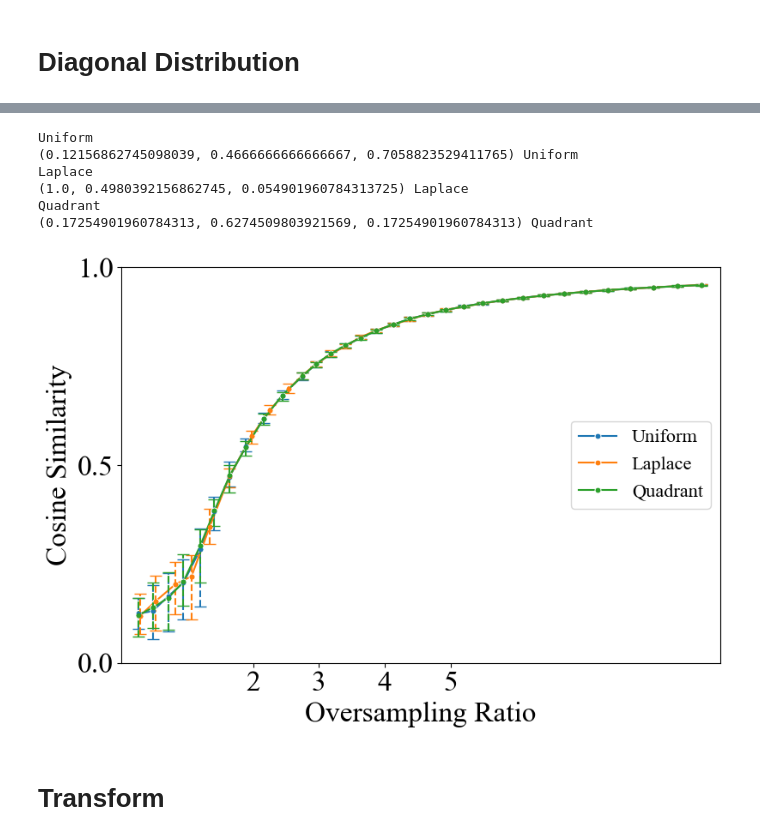
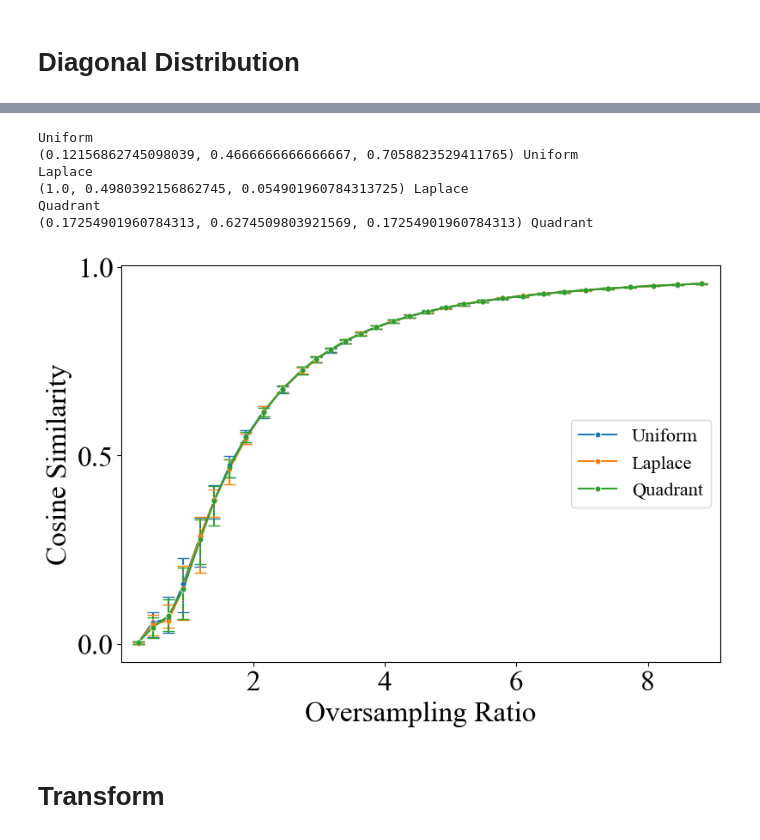
Before and after one commit to zhiyhucode/deepinv, a Jupyter notebook: experimental/notebooks/visualization.ipynb, the cells around one changed output, grey strips where cells are left out. Saved outputs shown, nothing was run; the diff lists cells and outputs as text; code cells hidden in the pictures.

Commit message:
results cleanup

```diff
--- a/experimental/notebooks/visualization.ipynb
+++ b/experimental/notebooks/visualization.ipynb
@@ -114,9 +114,13 @@ Figure saved to ../results/layers.pdf
 # %% [markdown]
 # Diagonal Distribution
 # %%
-df_marchenko_uniform = pd.read_csv("../results/spectrum/struct_marchenko/res_structured_uniform_marchenko_FDFD_shepp-logan_spec.csv")
-df_marchenko_laplace = pd.read_csv("../results/diagonal_distribution/laplace/res_structured_laplace_marchenko_FDFD_shepp-logan_spec_0.0010000000474974513-9.0_50repeat.csv")
-df_marchenko_quadrant = pd.read_csv("../results/diagonal_distribution/quadrant/res_structured_quadrant_marchenko_FDFD_shepp-logan_spec_0.0010000000474974513-9.0_50repeat.csv")
+# df_marchenko_uniform = pd.read_csv("../results/spectrum/struct_marchenko/res_structured_uniform_marchenko_FDFD_shepp-logan_spec.csv")
+# df_marchenko_laplace = pd.read_csv("../results/diagonal_distribution/laplace/res_structured_laplace_marchenko_FDFD_shepp-logan_spec_0.0010000000474974513-9.0_50repeat.csv")
+# df_marchenko_quadrant = pd.read_csv("../results/diagonal_distribution/quadrant/res_structured_quadrant_marchenko_FDFD_shepp-logan_spec_0.0010000000474974513-9.0_50repeat.csv")
+
+df_marchenko_uniform = pd.read_csv("../runs/20250116-161740/res_structured_fourier_marchenko_FDFD_spec.csv")
+df_marchenko_laplace = pd.read_csv("../runs/20250117-141038/res_structured_laplace_marchenko_FDFD_spec.csv")
+df_marchenko_quadrant = pd.read_csv("../runs/20250117-141212/res_structured_quadrant_marchenko_FDFD_spec.csv")
 # %%
 clean_df([df_marchenko_uniform, df_marchenko_laplace, df_marchenko_quadrant],start=0.0)
 # %%
@@ -148,35 +152,35 @@ plot_error_bars(
     [
         df_marchenko_uniform,
         df_marchenko_laplace,
         df_marchenko_quadrant,
     ],
     [
         "Uniform",
         "Laplace",
         "Quadrant",
     ],
     #title="Performance Comparison of Different Number of Layers",
     #save="layers_gd_spec.svg",
     figsize=(9,6),
     plot="n_layers",
     xlim=(0.0,9.1),
-    xticks=[2,3,4,5],
+    xticks=[2,4,6,8],
     yticks=[0.0,0.5,1.0],
     legend_loc="center right",
     labelsize=24,
     fontsize=16,
     #save_dir='paper/figures/layers.pdf',
     ticksize=24,
     transparent=True
 )
 # %% [output]
 Uniform
 (0.12156862745098039, 0.4666666666666667, 0.7058823529411765) Uniform
 Laplace
 (1.0, 0.4980392156862745, 0.054901960784313725) Laplace
 Quadrant
 (0.17254901960784313, 0.6274509803921569, 0.17254901960784313) Quadrant
-[figure, old version]
+[figure, new version]
 # %% [markdown]
 # Transform
 # %%
```
Also changed, not shown: parts of 5 cells of this notebook, 14 other files.
